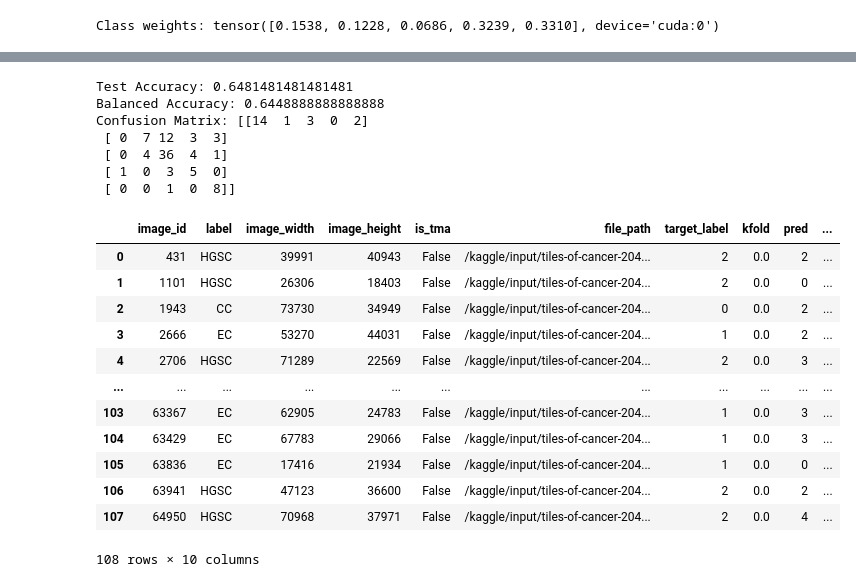
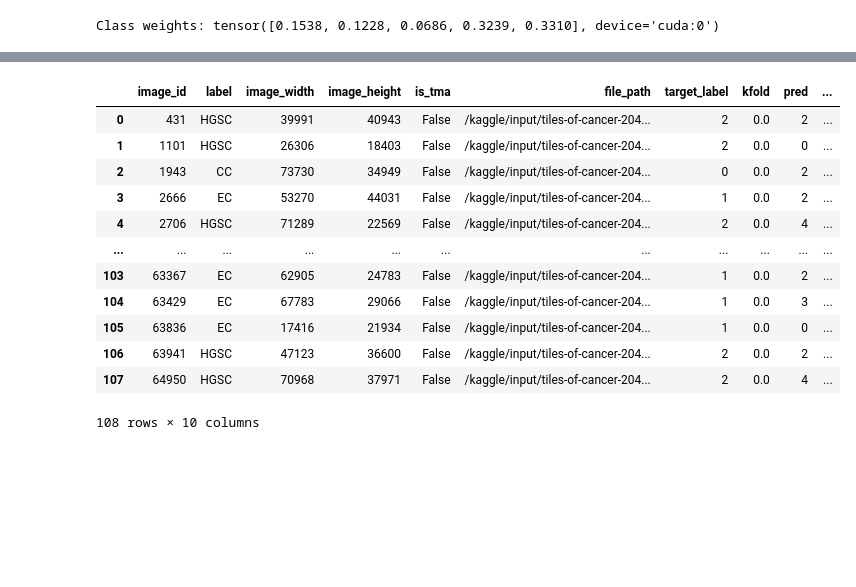
Before and after one commit to Niggl0n/UBC_Cancer_Classification, a Jupyter notebook: cancer-train-tiles-effnet.ipynb, the cells around one changed output, grey strips where cells are left out. Saved outputs shown, nothing was run; the diff lists cells and outputs as text; code cells hidden in the pictures; blank space fills up the shorter version.

Commit message:
random seed dataset, 8-tiles

```diff
--- a/cancer-train-tiles-effnet.ipynb
+++ b/cancer-train-tiles-effnet.ipynb
@@ -573,6 +591,7 @@ def train_model(model, train_loader, valid_loader, optimizer, criterion, device,
 # %%
 def test_on_holdout(model, CONFIG, df_test, TRAIN_DIR=None, val_size=1.0):
     if not CONFIG["is_submission"]:
+        model.eval()
         test_dataset = CancerTilesDataset(df_test, TRAIN_DIR, transforms=data_transforms["valid"], mode="test", split=1.0)
         test_loader = DataLoader(test_dataset, batch_size=CONFIG['valid_batch_size'],
                                   num_workers=2, shuffle=False, pin_memory=True)
@@ -657,0 +675,11 @@ def get_class_weights(df_train):
+# %%
+def get_dataloaders(df, n_tiles=1):
+    # df_train = df[df["kfold"]!=fold].reset_index(drop=True)
+    train_dataset = CancerTilesDataset(df_train, TRAIN_DIR, transforms=data_transforms["train"], mode="train", n_tiles=n_tiles)
+    train_loader = DataLoader(train_dataset, batch_size=CONFIG['train_batch_size'],
+                              num_workers=2, shuffle=False, pin_memory=True)
+    valid_dataset = CancerTilesDataset(df_train, TRAIN_DIR, transforms=data_transforms["valid"], mode="valid", n_tiles=n_tiles)
+    valid_loader = DataLoader(valid_dataset, batch_size=CONFIG['valid_batch_size'],
+                              num_workers=2, shuffle=False, pin_memory=True)
+    print(f"Len Train Dataset: {len(train_dataset)}, Len Validation Dataset: {len(valid_dataset)}" )
+    return train_loader, valid_loader, df_train
@@ -664,14 +701,3 @@ else:
 criterion = nn.CrossEntropyLoss(weight=class_weights)
 # %% [output]
 Class weights: tensor([0.1538, 0.1228, 0.0686, 0.3239, 0.3310], device='cuda:0')
-# %%
-def get_dataloaders(df):
-    # df_train = df[df["kfold"]!=fold].reset_index(drop=True)
-    train_dataset = CancerTilesDataset(df_train, TRAIN_DIR, transforms=data_transforms["train"], mode="train")
-    train_loader = DataLoader(train_dataset, batch_size=CONFIG['train_batch_size'],
-                              num_workers=2, shuffle=False, pin_memory=True)
-    valid_dataset = CancerTilesDataset(df_train, TRAIN_DIR, transforms=data_transforms["valid"], mode="valid")
-    valid_loader = DataLoader(valid_dataset, batch_size=CONFIG['valid_batch_size'],
-                              num_workers=2, shuffle=False, pin_memory=True)
-    print(f"Len Train Dataset: {len(train_dataset)}, Len Validation Dataset: {len(valid_dataset)}" )
-    return train_loader, valid_loader, df_train
@@ -688,11 +705,12 @@ def print_logged_info(r):
 # separate train and test dataset
 df_test = df_train[df_train["kfold"]==CONFIG["test_fold"]].reset_index(drop=True)
 df_train = df_train[df_train["kfold"]!=CONFIG["test_fold"]].reset_index(drop=True)
+print(f"Shape df_train: {df_train.shape}, Shape df_test: {df_test.shape}")
 
 
 
 with mlflow.start_run(experiment_id=mlflow_experiment_id) as run:
-    train_loader, valid_loader, df_train_fold = get_dataloaders(df_train.copy())
+    train_loader, valid_loader, df_train_fold = get_dataloaders(df_train.copy(), n_tiles=CONFIG["n_tiles"])
 
     checkpoint_path='//kaggle/input/tf-efficientnet-b0-aa-827b6e33-pth/tf_efficientnet_b0_aa-827b6e33.pth'
     model = EfficientNetB5(CONFIG['model_name'], CONFIG['num_classes'], pretrained=False , checkpoint_path=checkpoint_path)
@@ -754,25 +773,18 @@ Validation loss decreased (1.051108 --> 0.976902). Saving model to path best_mod
 # %%
 # model.load_state_dict(torch.load('/kaggle/working/best_model_checkpoint' + CONFIG["datetime_now"] + '.pth'))
-df_test = test_on_holdout(model, CONFIG, df_test, TRAIN_DIR, val_size=1)
+# df_test = test_on_holdout(model, CONFIG, df_test, TRAIN_DIR, val_size=1)
 df_test
 # %% [output]
+|  | image_id | label | image_width | image_height | is_tma | file_path | target_label | kfold | pred | ... |
+| 0 | 431 | HGSC | 39991 | 40943 | False | /kaggle/input/tiles-of-cancer-204... | 2 | 0.0 | 2 | ... |
+| 1 | 1101 | HGSC | 26306 | 18403 | False | /kaggle/input/tiles-of-cancer-204... | 2 | 0.0 | 0 | ... |
+| 2 | 1943 | CC | 73730 | 34949 | False | /kaggle/input/tiles-of-cancer-204... | 0 | 0.0 | 2 | ... |
+| 3 | 2666 | EC | 53270 | 44031 | False | /kaggle/input/tiles-of-cancer-204... | 1 | 0.0 | 2 | ... |
+| 4 | 2706 | HGSC | 71289 | 22569 | False | /kaggle/input/tiles-of-cancer-204... | 2 | 0.0 | 4 | ... |
+| ... | ... | ... | ... | ... | ... | ... | ... | ... | ... | ... |
+| 103 | 63367 | EC | 62905 | 24783 | False | /kaggle/input/tiles-of-cancer-204... | 1 | 0.0 | 2 | ... |
+| 104 | 63429 | EC | 67783 | 29066 | False | /kaggle/input/tiles-of-cancer-204... | 1 | 0.0 | 3 | ... |
+| 105 | 63836 | EC | 17416 | 21934 | False | /kaggle/input/tiles-of-cancer-204... | 1 | 0.0 | 0 | ... |
+| 106 | 63941 | HGSC | 47123 | 36600 | False | /kaggle/input/tiles-of-cancer-204... | 2 | 0.0 | 2 | ... |
+| 107 | 64950 | HGSC | 70968 | 37971 | False | /kaggle/input/tiles-of-cancer-204... | 2 | 0.0 | 4 | ... |
-Test Accuracy: 0.6481481481481481
-Balanced Accuracy: 0.6448888888888888
-Confusion Matrix: [[14  1  3  0  2]
- [ 0  7 12  3  3]
- [ 0  4 36  4  1]
- [ 1  0  3  5  0]
- [ 0  0  1  0  8]]
+108 rows × 10 columns
-|  | image_id | label | image_width | image_height | is_tma | file_path | target_label | kfold | pred | ... |
-| 0 | 431 | HGSC | 39991 | 40943 | False | /kaggle/input/tiles-of-cancer-204... | 2 | 0.0 | 2 | ... |
-| 1 | 1101 | HGSC | 26306 | 18403 | False | /kaggle/input/tiles-of-cancer-204... | 2 | 0.0 | 0 | ... |
-| 2 | 1943 | CC | 73730 | 34949 | False | /kaggle/input/tiles-of-cancer-204... | 0 | 0.0 | 2 | ... |
-| 3 | 2666 | EC | 53270 | 44031 | False | /kaggle/input/tiles-of-cancer-204... | 1 | 0.0 | 2 | ... |
-| 4 | 2706 | HGSC | 71289 | 22569 | False | /kaggle/input/tiles-of-cancer-204... | 2 | 0.0 | 3 | ... |
-| ... | ... | ... | ... | ... | ... | ... | ... | ... | ... | ... |
-| 103 | 63367 | EC | 62905 | 24783 | False | /kaggle/input/tiles-of-cancer-204... | 1 | 0.0 | 3 | ... |
-| 104 | 63429 | EC | 67783 | 29066 | False | /kaggle/input/tiles-of-cancer-204... | 1 | 0.0 | 3 | ... |
-| 105 | 63836 | EC | 17416 | 21934 | False | /kaggle/input/tiles-of-cancer-204... | 1 | 0.0 | 0 | ... |
-| 106 | 63941 | HGSC | 47123 | 36600 | False | /kaggle/input/tiles-of-cancer-204... | 2 | 0.0 | 2 | ... |
-| 107 | 64950 | HGSC | 70968 | 37971 | False | /kaggle/input/tiles-of-cancer-204... | 2 | 0.0 | 4 | ... |
-108 rows × 10 columns
```
Also changed, not shown: parts of 8 cells of this notebook.
